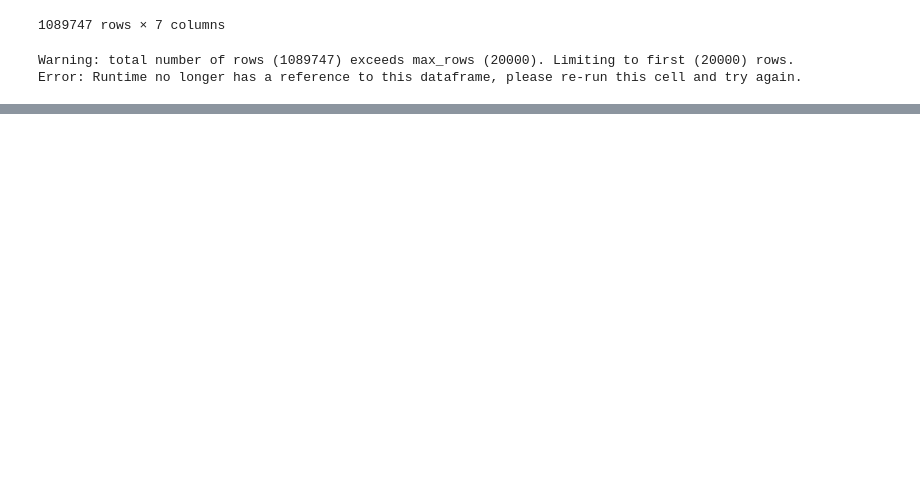
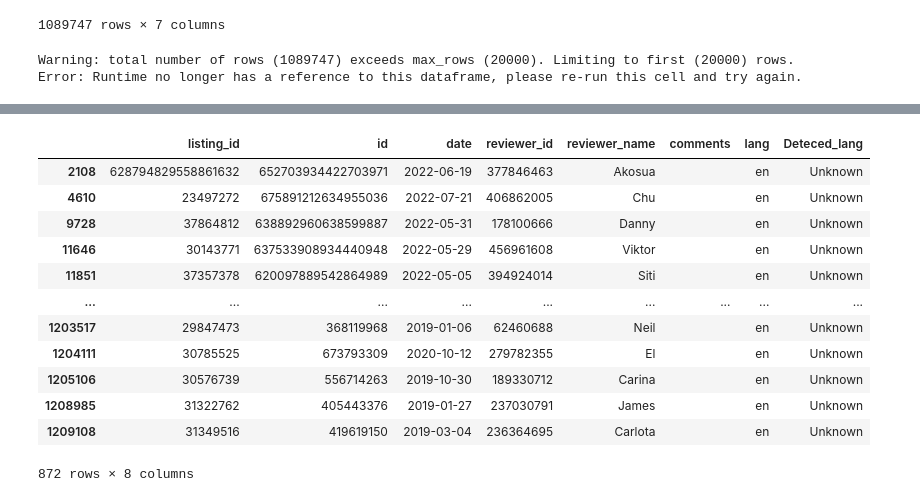
Before and after one commit to euisuck2/Unsupervised-Learning-1, a Jupyter notebook: Airbnb_Data_Base_Cleaning.ipynb, the cells around one changed output, grey strips where cells are left out. Saved outputs shown, nothing was run; the diff lists cells and outputs as text; code cells hidden in the pictures; blank space fills up the shorter version.

```diff
--- a/Airbnb_Data_Base_Cleaning.ipynb
+++ b/Airbnb_Data_Base_Cleaning.ipynb
@@ -297,0 +318,18 @@ display(copy3_df[copy3_df['Deteced_lang']!='Unknown'])
+# %%
+# rows containing non-meaningful words
+copy3_df['Deteced_lang'] = copy3_df['comments'].map(lambda a: cld2.detect(a,bestEffort=True)[2][0][0])
+display(copy3_df[copy3_df['Deteced_lang']=='Unknown'])
+# %% [output]
+|  | listing_id | id | date | reviewer_id | reviewer_name | comments | lang | Deteced_lang |
+| 2108 | 628794829558861632 | 652703934422703971 | 2022-06-19 | 377846463 | Akosua |  | en | Unknown |
+| 4610 | 23497272 | 675891212634955036 | 2022-07-21 | 406862005 | Chu |  | en | Unknown |
+| 9728 | 37864812 | 638892960638599887 | 2022-05-31 | 178100666 | Danny |  | en | Unknown |
+| 11646 | 30143771 | 637533908934440948 | 2022-05-29 | 456961608 | Viktor |  | en | Unknown |
+| 11851 | 37357378 | 620097889542864989 | 2022-05-05 | 394924014 | Siti |  | en | Unknown |
+| ... | ... | ... | ... | ... | ... | ... | ... | ... |
+| 1203517 | 29847473 | 368119968 | 2019-01-06 | 62460688 | Neil |  | en | Unknown |
+| 1204111 | 30785525 | 673793309 | 2020-10-12 | 279782355 | El |  | en | Unknown |
+| 1205106 | 30576739 | 556714263 | 2019-10-30 | 189330712 | Carina |  | en | Unknown |
+| 1208985 | 31322762 | 405443376 | 2019-01-27 | 237030791 | James |  | en | Unknown |
+| 1209108 | 31349516 | 419619150 | 2019-03-04 | 236364695 | Carlota |  | en | Unknown |
+872 rows × 8 columns
```
Also changed, not shown: parts of 3 cells of this notebook.
